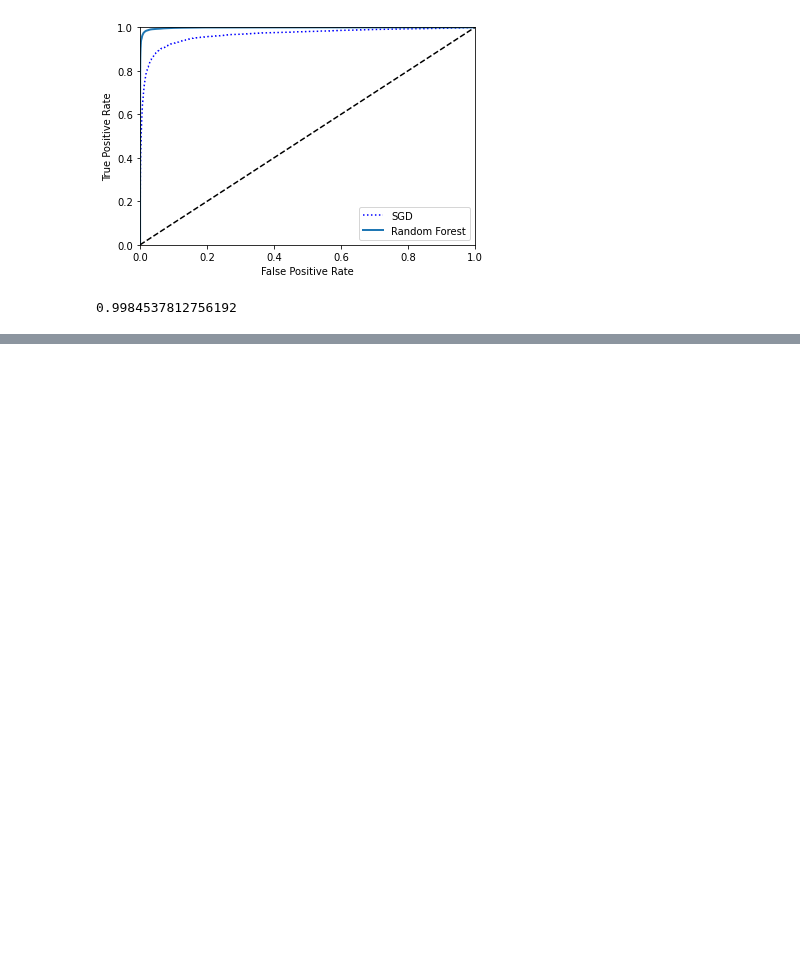
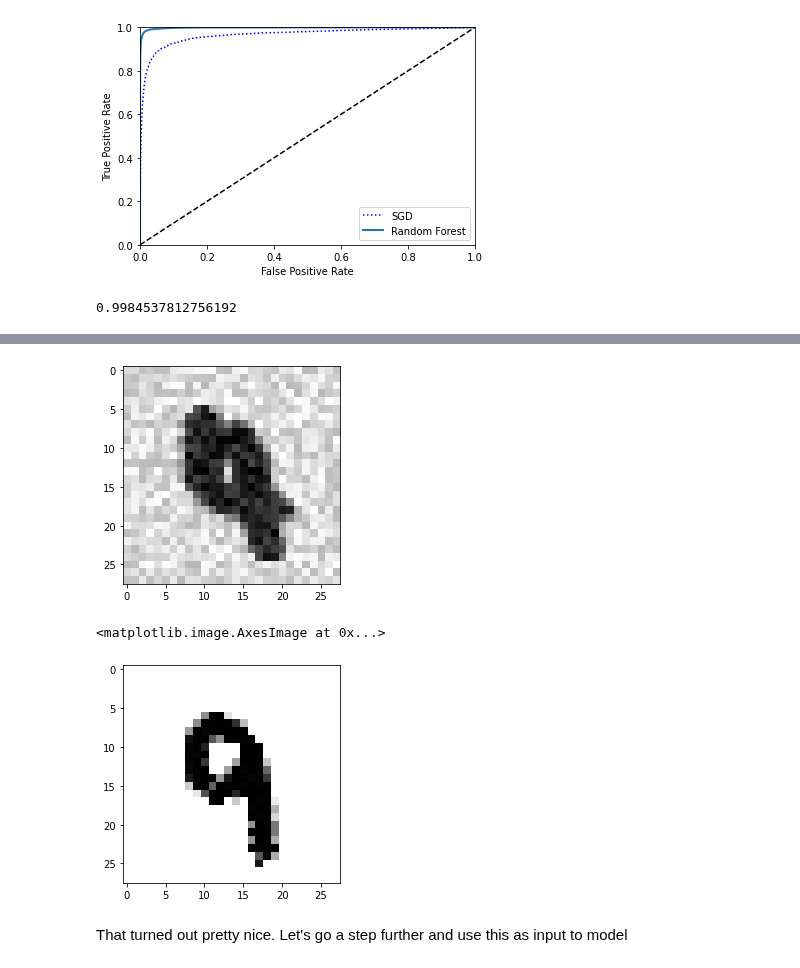
Before and after one commit to rileypeterson/ML, a Jupyter notebook: chapter3/notes.ipynb, the cells around one changed output, grey strips where cells are left out. Saved outputs shown, nothing was run; the diff lists cells and outputs as text; code cells hidden in the pictures; blank space fills up the shorter version.

```diff
--- a/chapter3/notes.ipynb
+++ b/chapter3/notes.ipynb
@@ -240,0 +365,12 @@ roc_auc_score(y_train_5, y_scores_forest) # Much better!!
+# %%
+knn_clf.fit(X_train_mod, y_train_mod)
+clean_digit = knn_clf.predict([X_test_mod[5000]])
+plt.imshow(X_test_mod[5000].reshape((28, 28)), cmap="binary")
+plt.show()
+plt.imshow(clean_digit.reshape((28, 28)), cmap="binary")
+# %% [output]
+[figure, added]
+<matplotlib.image.AxesImage at 0x...>
+[figure, added]
+# %% [markdown]
+That turned out pretty nice. Let's go a step further and use this as input to model
```
Also changed, not shown: parts of 25 cells of this notebook, 1 other file.
